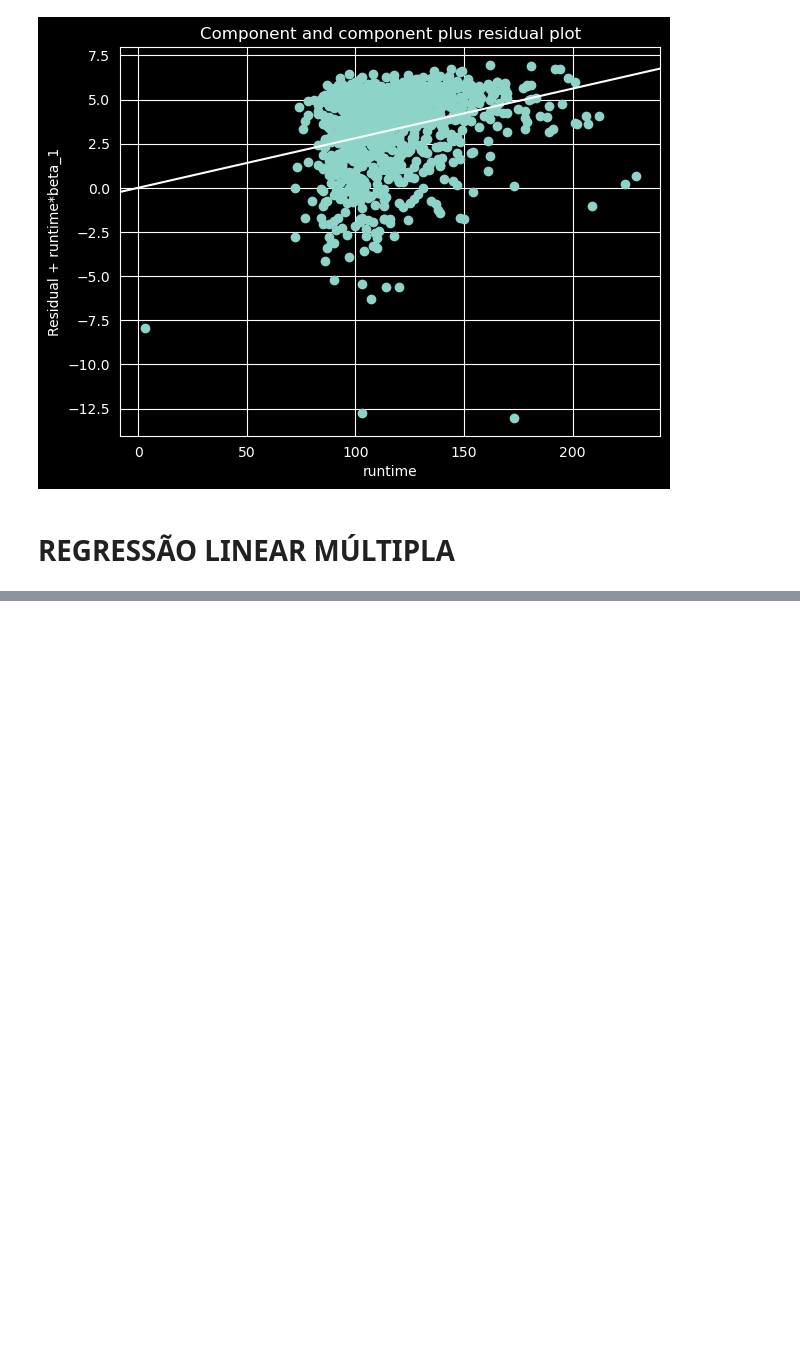
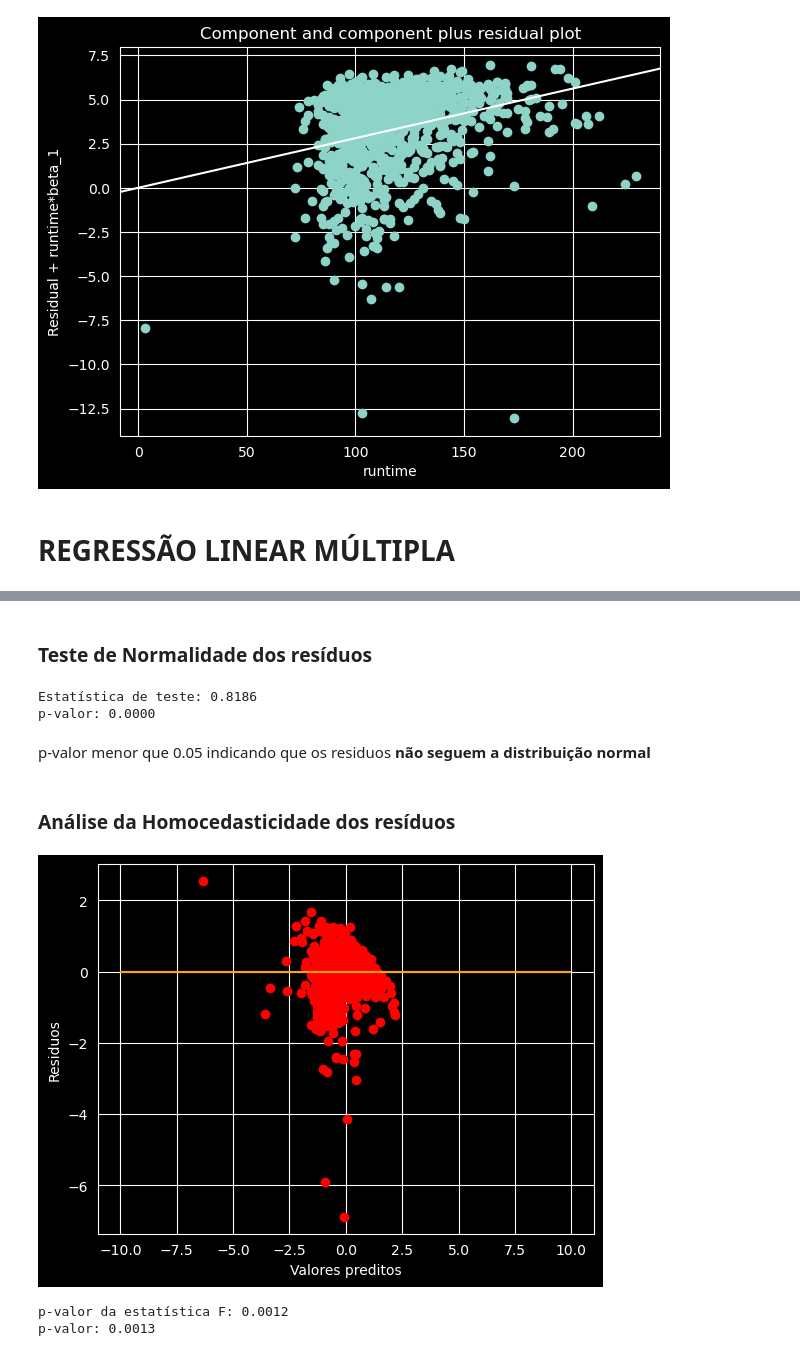
Before and after one commit to LucasPeil/movies_analysis, a Jupyter notebook: movies_analysis.ipynb, the cells around one changed output, grey strips where cells are left out. Cells and saved outputs as stored; diff of their text form; code cells hidden in the pictures; blank space fills up the shorter version.

```diff
--- a/movies_analysis.ipynb
+++ b/movies_analysis.ipynb
@@ -415,0 +468,28 @@ plt.tight_layout()
+# %% [markdown]
+### Teste de Normalidade dos resíduos
+# %%
+statistic, p = stats.shapiro(model_mult_2.resid)
+print(f'Estatística de teste: {statistic:.4f}')
+print(f'p-valor: {p:.4f}')
+# %% [output]
+Estatística de teste: 0.8186
+p-valor: 0.0000
+# %% [markdown]
+p-valor menor que 0.05 indicando que os residuos **não seguem a distribuição normal**
+# %% [markdown]
+### Análise da Homocedasticidade dos resíduos
+# %%
+plt.scatter(y=model_mult_2.resid, x=model_mult_2.predict(), color='red')
+plt.hlines(y=0, xmin = -10, xmax=10, color='orange')
+plt.ylabel('Residuos')
+plt.xlabel('Valores preditos')
+plt.show()
+# %% [output]
+[figure, added]
+# %%
+_, p, _, fp = het_breuschpagan(model_mult_2.resid, model_mult_2.model.exog)
+print(f'p-valor da estatística F: {fp:.4f}')
+print(f'p-valor: {p:.4f}')
+# %% [output]
+p-valor da estatística F: 0.0012
+p-valor: 0.0013
```
Also changed, not shown: parts of 27 cells of this notebook.
